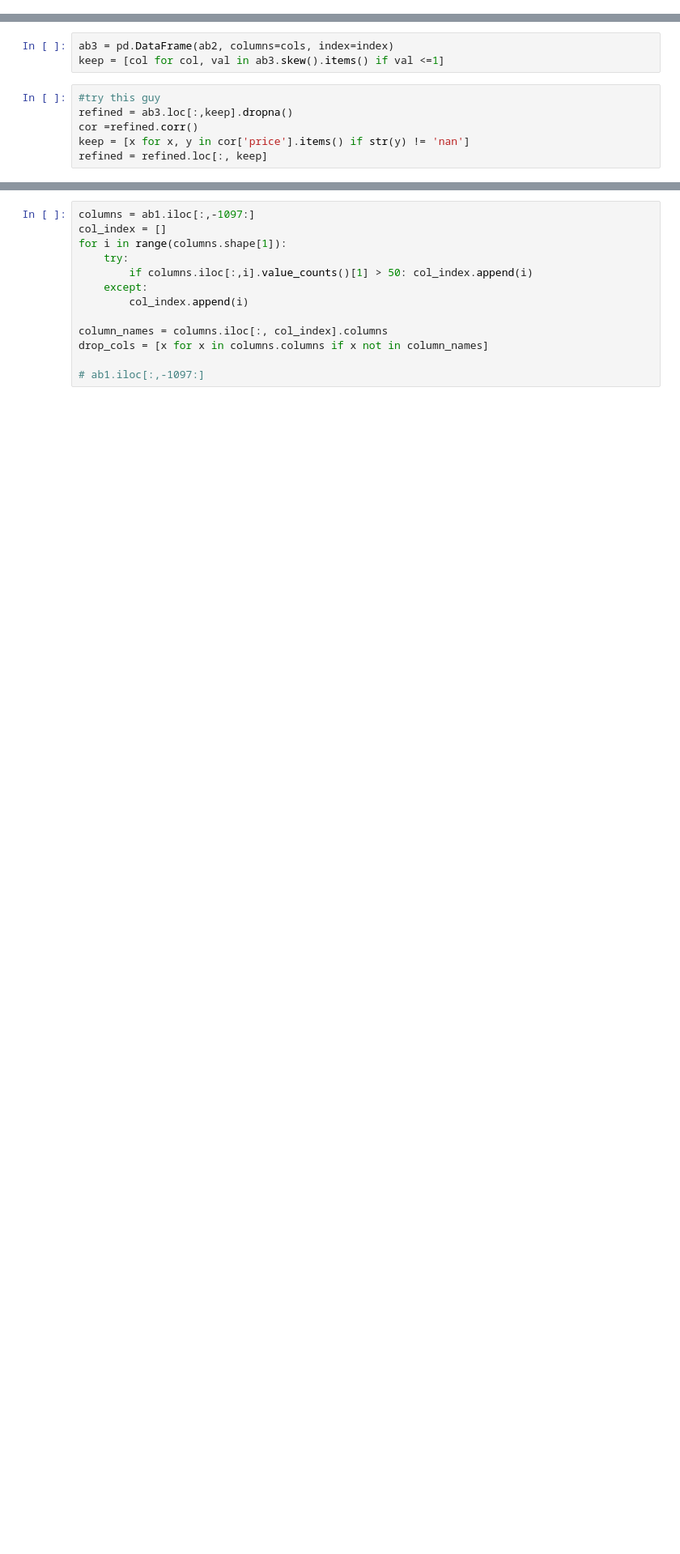
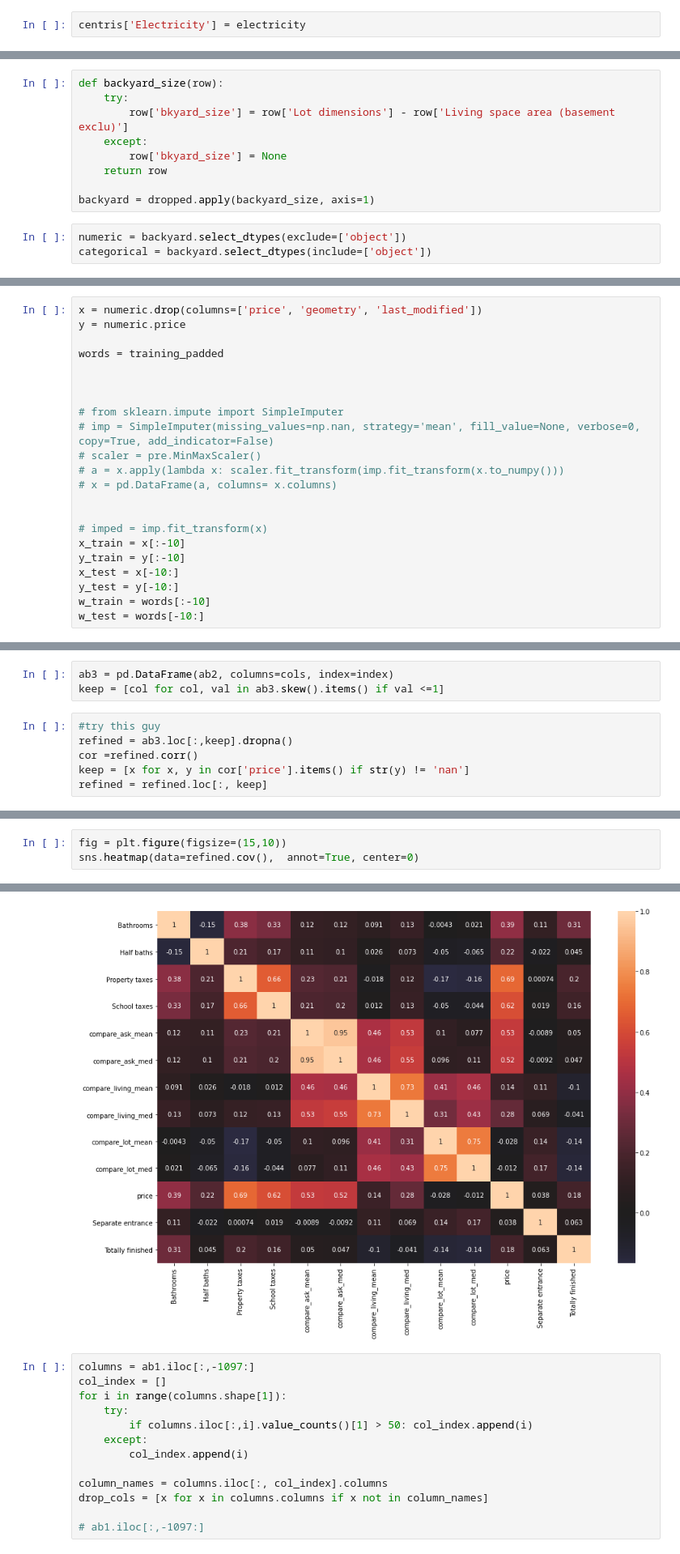
Before and after one commit to thematz1/realestate-fliprenovator, a Jupyter notebook: renovation profit.ipynb, the cells around one changed output, grey strips where cells are left out. Shown: that part at 81% size. Drawn from its saved outputs; the diff is of its cells as text; blank space fills up the shorter version.

```diff
--- a/renovation profit.ipynb
+++ b/renovation profit.ipynb
@@ -268,0 +297,2 @@ centris = test.centris_stats(tax)
+# %%
+centris['Electricity'] = electricity
@@ -308,0 +335,12 @@ Wood stove
+# %%
+def backyard_size(row):
+    try:
+        row['bkyard_size'] = row['Lot dimensions'] - row['Living space area (basement exclu)']
+    except:
+        row['bkyard_size'] = None
+    return row
+
+backyard = dropped.apply(backyard_size, axis=1)
+# %%
+numeric = backyard.select_dtypes(exclude=['object'])
+categorical = backyard.select_dtypes(include=['object'])
@@ -308,0 +453,22 @@ Wood stove
+# %%
+x = numeric.drop(columns=['price', 'geometry', 'last_modified'])
+y = numeric.price
+
+words = training_padded
+
+
+
+# from sklearn.impute import SimpleImputer
+# imp = SimpleImputer(missing_values=np.nan, strategy='mean', fill_value=None, verbose=0, copy=True, add_indicator=False)
+# scaler = pre.MinMaxScaler()
+# a = x.apply(lambda x: scaler.fit_transform(imp.fit_transform(x.to_numpy()))
+# x = pd.DataFrame(a, columns= x.columns)
+
+
+# imped = imp.fit_transform(x)
+x_train = x[:-10]
+y_train = y[:-10]
+x_test = x[-10:]
+y_test = y[-10:]
+w_train = words[:-10]
+w_test = words[-10:]
@@ -413,3 +630,7 @@ sns.heatmap(data=cor,  annot=True, center=0)
 # %% [output]
 <matplotlib.axes._subplots.AxesSubplot at 0x...>
 [figure]
+# %%
+fig = plt.figure(figsize=(15,10))
+sns.heatmap(data=refined.cov(),  annot=True, center=0)
+# %% [output]
@@ -416,3 +638,4 @@ sns.heatmap(data=cor,  annot=True, center=0)
+[figure, added]
 # %%
 columns = ab1.iloc[:,-1097:]
 col_index = []
```
Also changed, not shown: parts of 22 cells of this notebook.
